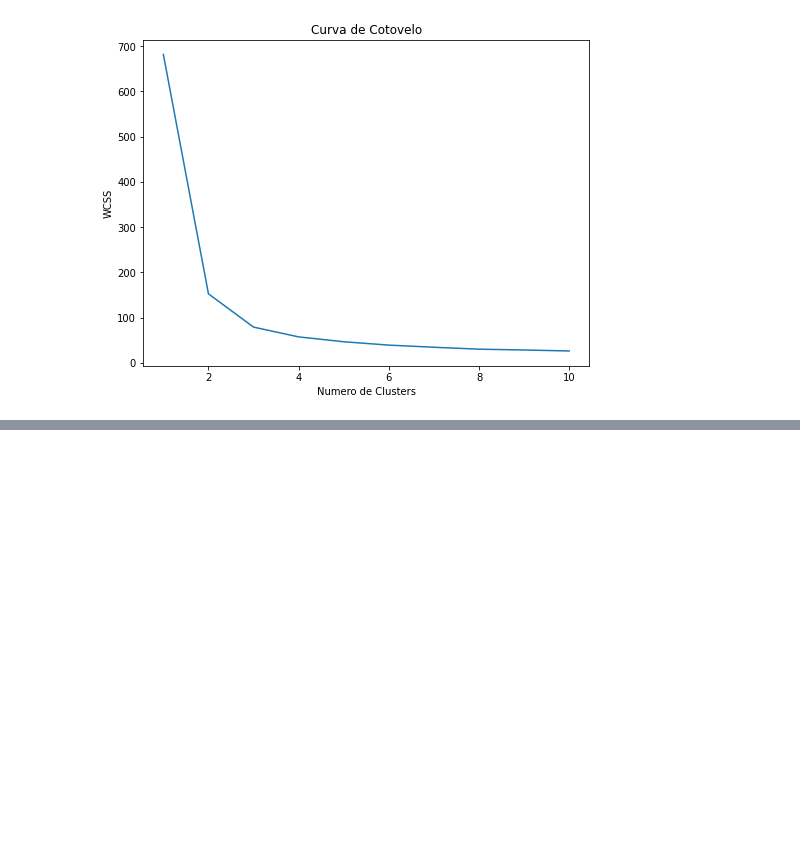
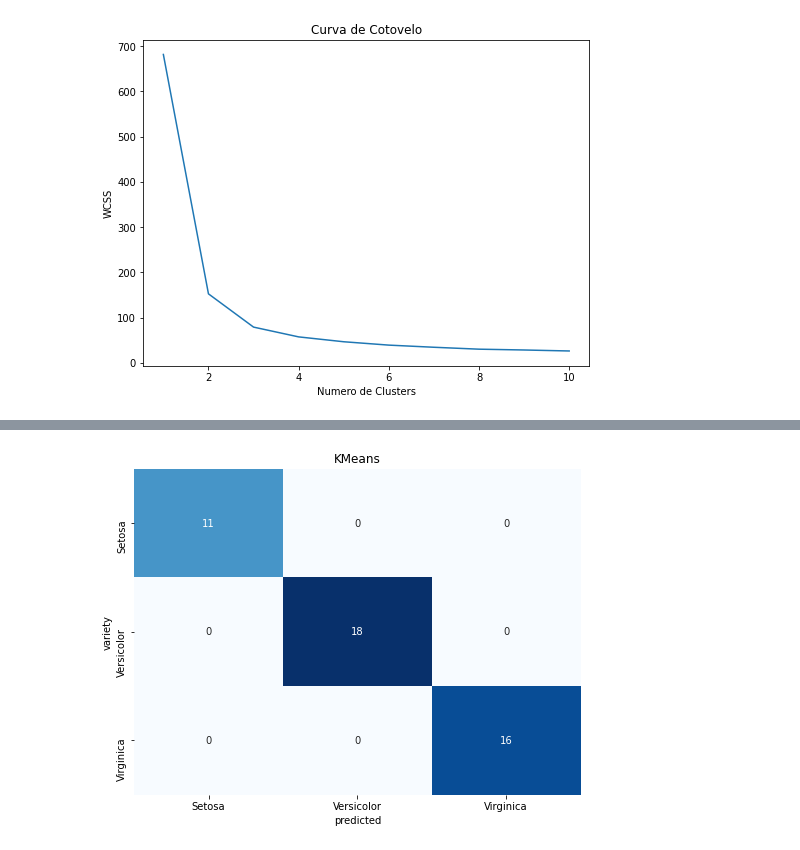
Before and after one commit to rafhaelom/Machine_Learning, a Jupyter notebook: Cluster_KMeans_Iris.ipynb, the cells around one changed output, grey strips where cells are left out. Cells and saved outputs as stored; diff of their text form; code cells hidden in the pictures; blank space fills up the shorter version.

```diff
--- a/Cluster_KMeans_Iris.ipynb
+++ b/Cluster_KMeans_Iris.ipynb
@@ -364,0 +519,2 @@ plt.show()
+# %%
+X_test["predicted"] = clf.predict(X_test)
@@ -364,0 +526,3 @@ plt.show()
+# %%
+X_test["predicted"] = y_test
+X_test
@@ -364,0 +547,3 @@ plt.show()
+# %%
+X_test["variety"] = df["variety"].copy()
+X_test
@@ -364,0 +572,9 @@ plt.show()
+# %%
+ct1 = pd.crosstab(X_test['variety'], X_test['predicted'])
+ct2 = pd.DataFrame(X_test['variety'], X_test['predicted'])
+# %%
+plt.title("KMeans")
+sns.heatmap(ct1,annot=True,cbar=False,cmap="Blues")
+plt.show()
+# %% [output]
+[figure, added]
```
Also changed, not shown: parts of 22 cells of this notebook.
